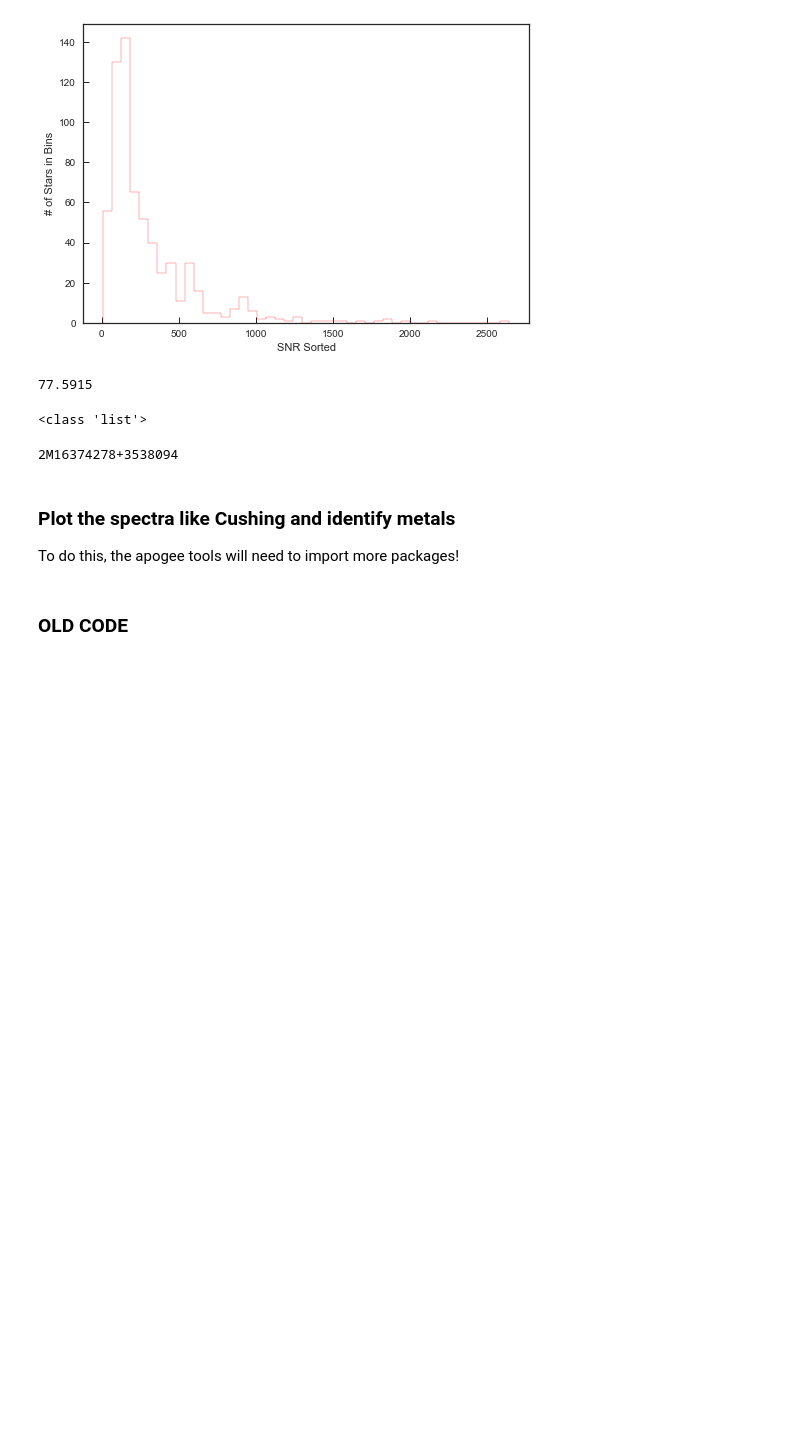
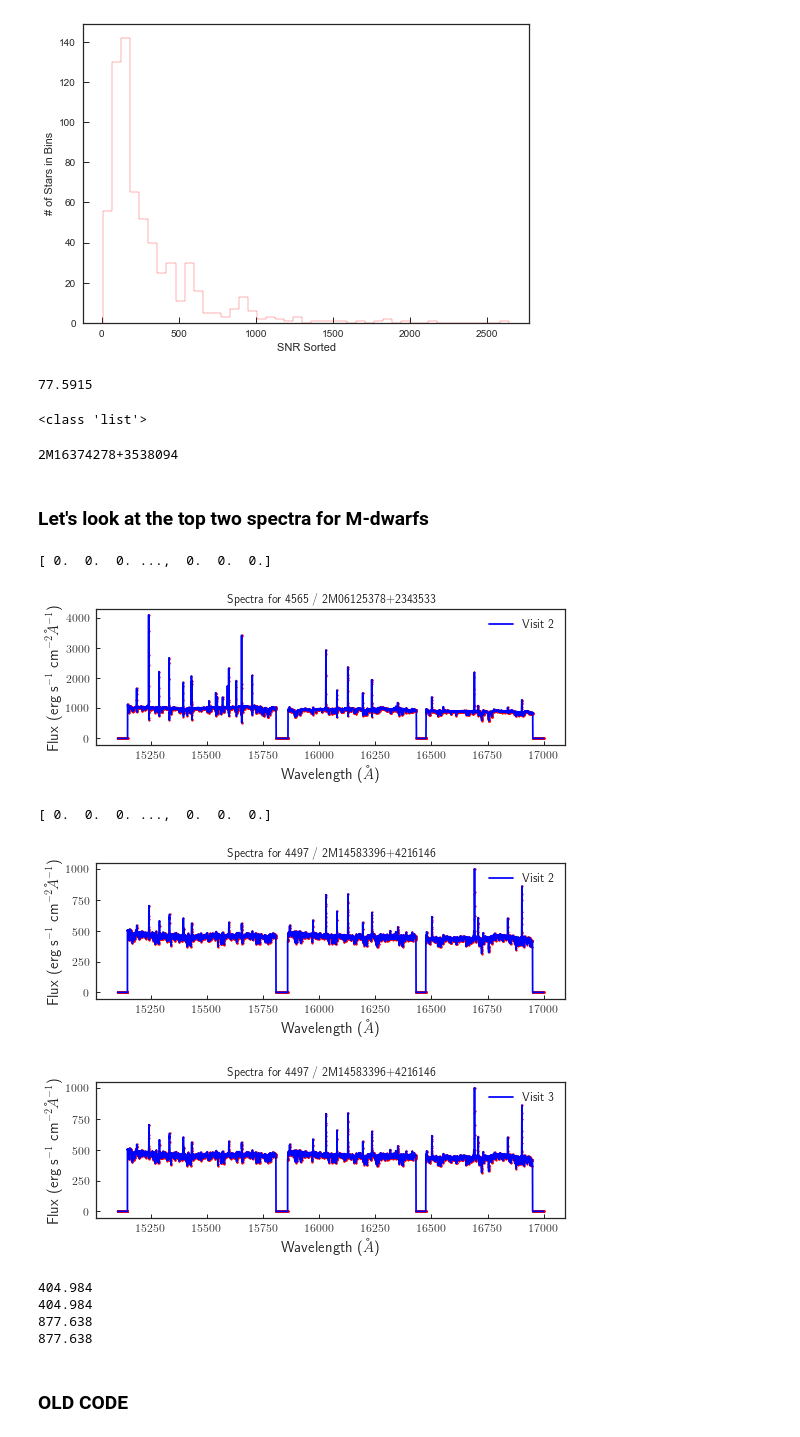
Before and after one commit to reynaa2/Routine, a Jupyter notebook: J-WISE vs H-WISE.ipynb, the cells around one changed output. Cells and saved outputs as stored; diff of their text form; code cells hidden in the pictures; blank space fills up the shorter version.

```diff
--- a/J-WISE vs H-WISE.ipynb
+++ b/J-WISE vs H-WISE.ipynb
@@ -392,6 +392,3 @@ for i in range(len(rep_snr)):
                 plt.annotate('SNR: '+str(rep_snr[i]),xy=(100,100))
                 plt.savefig('Spectra_for_'+str(locationID)+'_'+str(apogeeID)+'.pdf',dpi=800)
                 plt.close('all')
-# %% [markdown]
-### Plot the spectra like Cushing and identify metals
-To do this, the apogee tools will need to import more packages!
@@ -410,3 +395,52 @@ splot.waveregions(allStar[3512]['LOCATION_ID'], allStar[3512]['APOGEE_ID'],ext=1
+# %% [markdown]
+### Let's look at the top two spectra for M-dwarfs
+# %%
+i=0
+md_locationID = [4565,4497]
+md_apogeeID = ['2M06125378+2343533','2M14583396+4216146']
+
+for i in range(len(md_apogeeID)):
+    locationID = md_locationID[i]
+    apogeeID = md_apogeeID[i]
+
+    Header = apread.apStar(locationID,apogeeID, ext=0, header=True)
+    Spectra = apread.apStar(locationID,apogeeID,ext=1,header=False)[3]
+    print(Spectra)
+    Nvisits = Header[1]['NVISITS']
+    for visit in range(2,Nvisits): #The first two visits contain combined spectra that we don't need
+            if Nvisits != 1:
+                plt.title('Spectra for '+str(locationID)+ ' / '+ str(apogeeID))
+                plt.xlabel('Wavelength'+' '+'('+ r'$\AA$'+')', fontsize=15)
+                plt.ylabel('Flux (erg s' + r'$^{-1}$'+' cm'+r'$^{-2}$' + r'$\AA^{-1}$'+')', fontsize=15)
+                plt.scatter(Lambda,Spectra,linewidth=1,s=1.5,color='red')
+                plt.plot(Lambda,Spectra,color='blue',label='Visit '+str(visit))
+                pl.legend(loc='upper right')
+                plt.show()
+# %% [output]
+[ 0.  0.  0. ...,  0.  0.  0.]
+[figure, added]
+[ 0.  0.  0. ...,  0.  0.  0.]
+[figure, added]
+[figure, added]
+# %%
+# Take the average of a spectra per visit
+spec1 = apread.apStar(4497,'2M14583396+4216146',ext=1,header=False)[0]
+spec2 = apread.apStar(4565,'2M06125378+2343533',ext=1,header=False)[0]
+
+avrg1 = np.mean(spec1)
+weighted_avrg1 = np.average(spec1)
+print(avrg1)
+print(weighted_avrg1)
+
+avrg2 = np.mean(spec2)
+weighted_avrg2 = np.average(spec2)
+print(avrg2)
+print(weighted_avrg2)
+# %% [output]
+404.984
+404.984
+877.638
+877.638
 # %% [markdown]
 ### OLD CODE
 # %%
```
Also changed, not shown: parts of 2 cells of this notebook.
